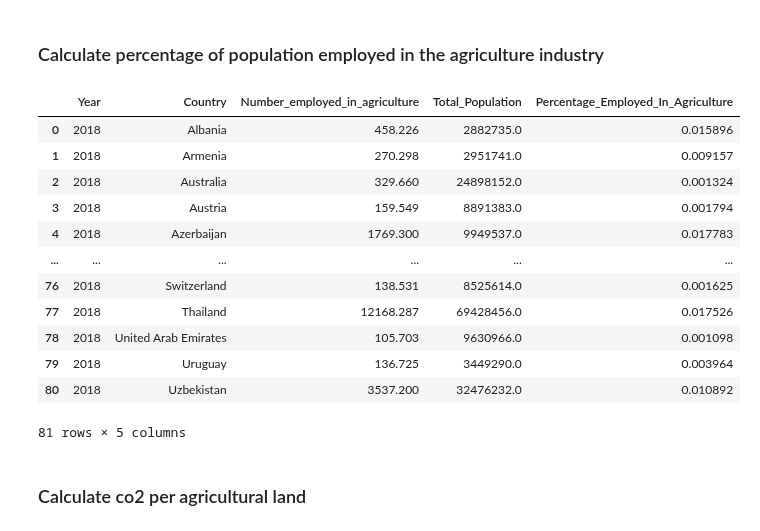
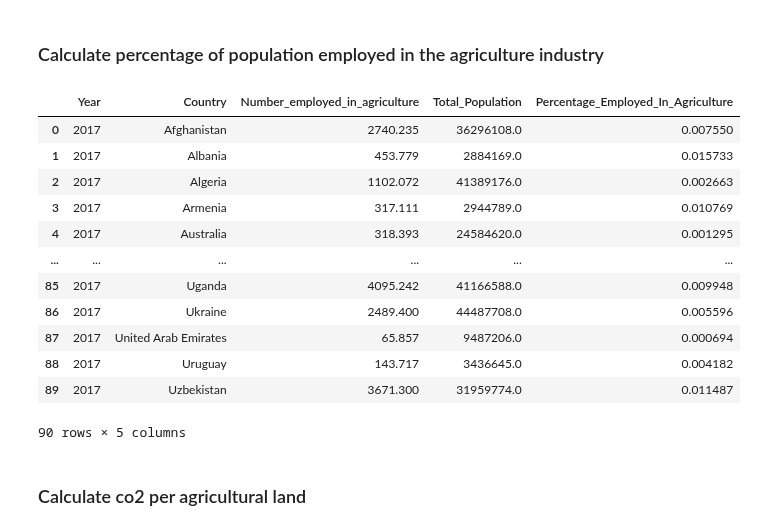
Before and after one commit to tanjoash/2D_data_driven_world, a Jupyter notebook: 2dwork/2D DDW.ipynb, the cells around one changed output. Saved outputs shown, nothing was run; the diff lists cells and outputs as text; code cells hidden in the pictures.

```diff
--- a/2dwork/2D DDW.ipynb
+++ b/2dwork/2D DDW.ipynb
@@ -240,16 +240,16 @@ df2018_eating_disorder
 # %% [markdown]
 #### Getting unique countries for eating disorder data
 # %%
-df_eating_disorder_countries = df2018_eating_disorder.Country.unique()
+df_eating_disorder_countries = df2017_eating_disorder.Country.unique()
 # %% [markdown]
 ### Extract number of people employed in agriculture data for 2018
 # %%
 df_employment = pd.read_csv("DDW_Employment In Agriculture.csv")
 df_employment = df_employment[df_employment["Value"].notna()]
-df2018_employement = df_employment[(df_employment["Year"] == 2018)]
-df2018_employement = df2018_employement[["Year", "Area", "Value"]]
-df2018_employement = df2018_employement.rename(columns = {"Area": "Country", "Value":"Number_employed_in_agriculture"})
-df2018_employement = df2018_employement.reset_index(drop=True)
-df2018_employement
+df2017_employement = df_employment[(df_employment["Year"] == 2017)]
+df2017_employement = df2017_employement[["Year", "Area", "Value"]]
+df2017_employement = df2017_employement.rename(columns = {"Area": "Country", "Value":"Number_employed_in_agriculture"})
+df2017_employement = df2017_employement.reset_index(drop=True)
+df2017_employement
 # %% [output]
 |  | Year | Country | Number_employed_in_agriculture |
@@ -268,7 +268,7 @@ df2018_employement
 # %% [markdown]
 #### Getting unique countries for population employed
 # %%
-df_employment_countries = df2018_employement.Country.unique()
+df_employment_countries = df2017_employement.Country.unique()
 # %% [markdown]
 ### Create list of common countries
 # %%
@@ -312,13 +312,13 @@ df2018_y_value
 # %% [markdown]
 ### Calculate Agriculture Land per capita
 # %%
-df2018_agriculture = df2018_agriculture[df2018_agriculture["Country"].isin(countries)]
-df2018_population = df2018_population[df2018_population["Country"].isin(countries)]
+df2017_agriculture = df2017_agriculture[df2017_agriculture["Country"].isin(countries)]
+df2017_population = df2017_population[df2017_population["Country"].isin(countries)]
 
-df2018_agriculture_per_pop = df2018_agriculture.copy()
-df2018_agriculture_per_pop["Total_Population"] = list(df2018_population["Population"])
-df2018_agriculture_per_pop["Agricultural_Land_Per_Capita"] = df2018_agriculture_per_pop["Agriculture_land_area"]/df2018_agriculture_per_pop["Total_Population"]
-df2018_agriculture_per_pop = df2018_agriculture_per_pop.reset_index(drop=True)
-df2018_agriculture_per_pop
+df2017_agriculture_per_pop = df2017_agriculture.copy()
+df2017_agriculture_per_pop["Total_Population"] = list(df2017_population["Population"])
+df2017_agriculture_per_pop["Agricultural_Land_Per_Capita"] = df2017_agriculture_per_pop["Agriculture_land_area"]/df2017_agriculture_per_pop["Total_Population"]
+df2017_agriculture_per_pop = df2017_agriculture_per_pop.reset_index(drop=True)
+df2017_agriculture_per_pop
 # %% [output]
 |  | Country | Agriculture_land_area | Total_Population | Agricultural_Land_Per_Capita |
@@ -337,28 +337,28 @@ df2018_agriculture_per_pop
 # %% [markdown]
 ### Calculate percentage of population employed in the agriculture industry
 # %%
-df2018_employement = df2018_employement[df2018_employement["Country"].isin(countries)]
-df2018_population = df2018_population[df2018_population["Country"].isin(countries)]
+df2017_employement = df2017_employement[df2017_employement["Country"].isin(countries)]
+df2017_population = df2017_population[df2017_population["Country"].isin(countries)]
 
-df2018_percentage_employed = df2018_employement.copy()
-df2018_percentage_employed["Total_Population"] = list(df2018_population["Population"])
-df2018_percentage_employed["Percentage_Employed_In_Agriculture"] = (df2018_percentage_employed["Number_employed_in_agriculture"]/df2018_percentage_employed["Total_Population"])*100
-df2018_percentage_employed = df2018_percentage_employed.reset_index(drop=True)
-df2018_percentage_employed
+df2017_percentage_employed = df2017_employement.copy()
+df2017_percentage_employed["Total_Population"] = list(df2017_population["Population"])
+df2017_percentage_employed["Percentage_Employed_In_Agriculture"] = (df2017_percentage_employed["Number_employed_in_agriculture"]/df2017_percentage_employed["Total_Population"])*100
+df2017_percentage_employed = df2017_percentage_employed.reset_index(drop=True)
+df2017_percentage_employed
 # %% [output]
 |  | Year | Country | Number_employed_in_agriculture | Total_Population | Percentage_Employed_In_Agriculture |
-| 0 | 2018 | Albania | 458.226 | 2882735.0 | 0.015896 |
-| 1 | 2018 | Armenia | 270.298 | 2951741.0 | 0.009157 |
-| 2 | 2018 | Australia | 329.660 | 24898152.0 | 0.001324 |
-| 3 | 2018 | Austria | 159.549 | 8891383.0 | 0.001794 |
-| 4 | 2018 | Azerbaijan | 1769.300 | 9949537.0 | 0.017783 |
+| 0 | 2017 | Afghanistan | 2740.235 | 36296108.0 | 0.007550 |
+| 1 | 2017 | Albania | 453.779 | 2884169.0 | 0.015733 |
+| 2 | 2017 | Algeria | 1102.072 | 41389176.0 | 0.002663 |
+| 3 | 2017 | Armenia | 317.111 | 2944789.0 | 0.010769 |
+| 4 | 2017 | Australia | 318.393 | 24584620.0 | 0.001295 |
 | ... | ... | ... | ... | ... | ... |
-| 76 | 2018 | Switzerland | 138.531 | 8525614.0 | 0.001625 |
-| 77 | 2018 | Thailand | 12168.287 | 69428456.0 | 0.017526 |
-| 78 | 2018 | United Arab Emirates | 105.703 | 9630966.0 | 0.001098 |
-| 79 | 2018 | Uruguay | 136.725 | 3449290.0 | 0.003964 |
-| 80 | 2018 | Uzbekistan | 3537.200 | 32476232.0 | 0.010892 |
+| 85 | 2017 | Uganda | 4095.242 | 41166588.0 | 0.009948 |
+| 86 | 2017 | Ukraine | 2489.400 | 44487708.0 | 0.005596 |
+| 87 | 2017 | United Arab Emirates | 65.857 | 9487206.0 | 0.000694 |
+| 88 | 2017 | Uruguay | 143.717 | 3436645.0 | 0.004182 |
+| 89 | 2017 | Uzbekistan | 3671.300 | 31959774.0 | 0.011487 |
-81 rows × 5 columns
+90 rows × 5 columns
 # %% [markdown]
 ### Calculate co2 per agricultural land
 # %%
```
Also changed, not shown: parts of 26 cells of this notebook, 1 other file.
